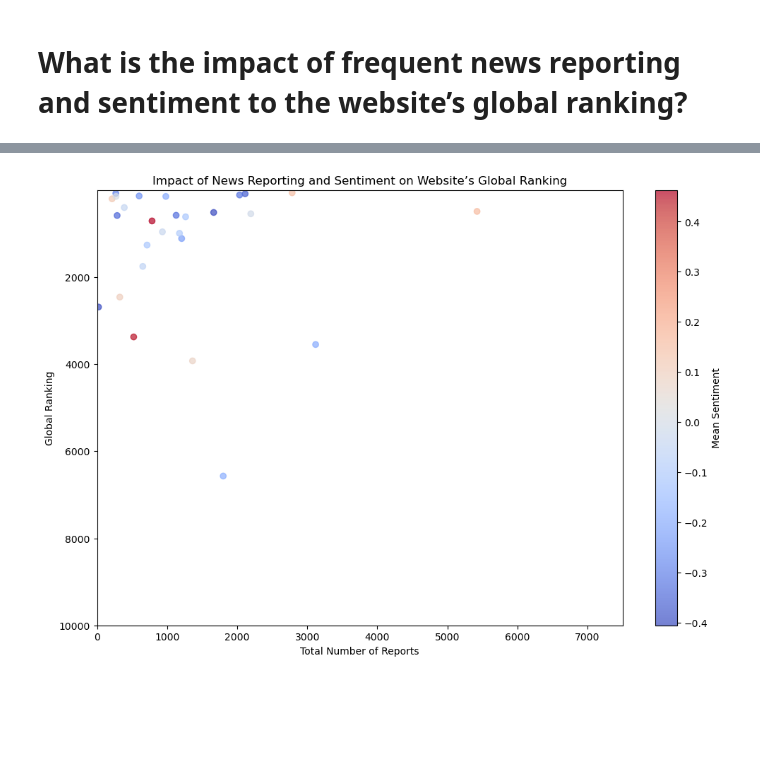
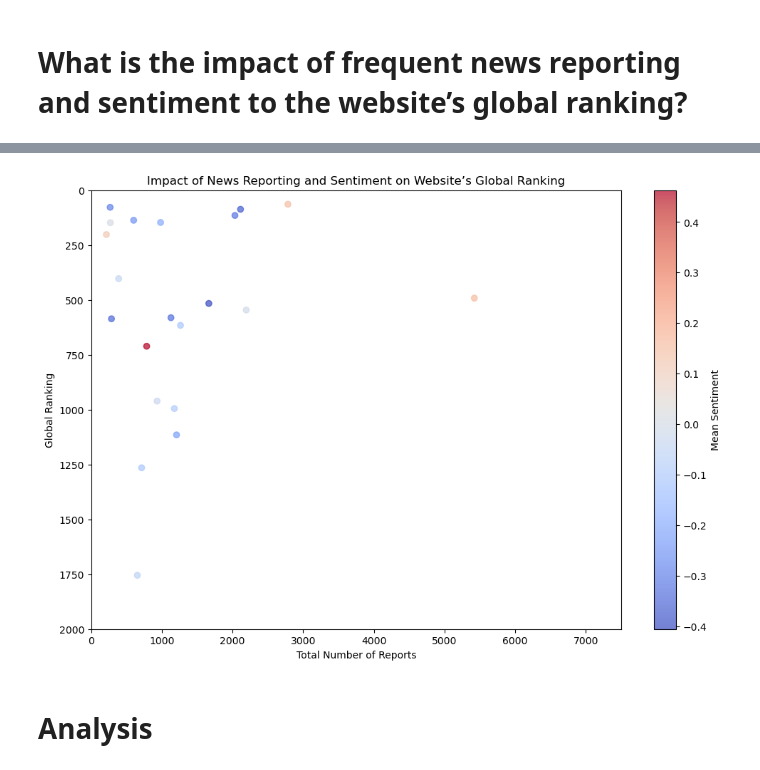
Before and after one commit to mekbibisdone/news_correlation, a Jupyter notebook: notebooks/news_eda.ipynb, the cells around one changed output, grey strips where cells are left out. Saved outputs shown, nothing was run; the diff lists cells and outputs as text; code cells hidden in the pictures; blank space fills up the shorter version.

Commit message:
Add correlation analysis

```diff
--- a/notebooks/news_eda.ipynb
+++ b/notebooks/news_eda.ipynb
@@ -501,28 +498,30 @@ final_stats
 # %%
 plot_data = final_stats[['total_reports', 'GlobalRank', 'mean_sentiment']]
 
 plt.figure(figsize=(12, 8))
 
 # Scatter plot
 scatter = plt.scatter(
     plot_data['total_reports'],
     plot_data['GlobalRank'],
     c=plot_data['mean_sentiment'],
     cmap='coolwarm',
     alpha=0.7
 )
 total_reports_limit = (0, 7500)
-global_rank_limit = (1, 10000)
+global_rank_limit = (0, 2000)
 
 plt.xlim(total_reports_limit)
 plt.ylim(global_rank_limit)
 # Colorbar
 plt.colorbar(scatter, label='Mean Sentiment')
 
 plt.xlabel('Total Number of Reports')
 plt.ylabel('Global Ranking')
 plt.title('Impact of News Reporting and Sentiment on Website’s Global Ranking')
 plt.gca().invert_yaxis()  # Invert y-axis because lower rank is better
 plt.show()
 # %% [output]
-[figure, old version]
+[figure, new version]
+# %% [markdown]
+# Analysis
```
Also changed, not shown: parts of 29 cells of this notebook, 1 other file.
